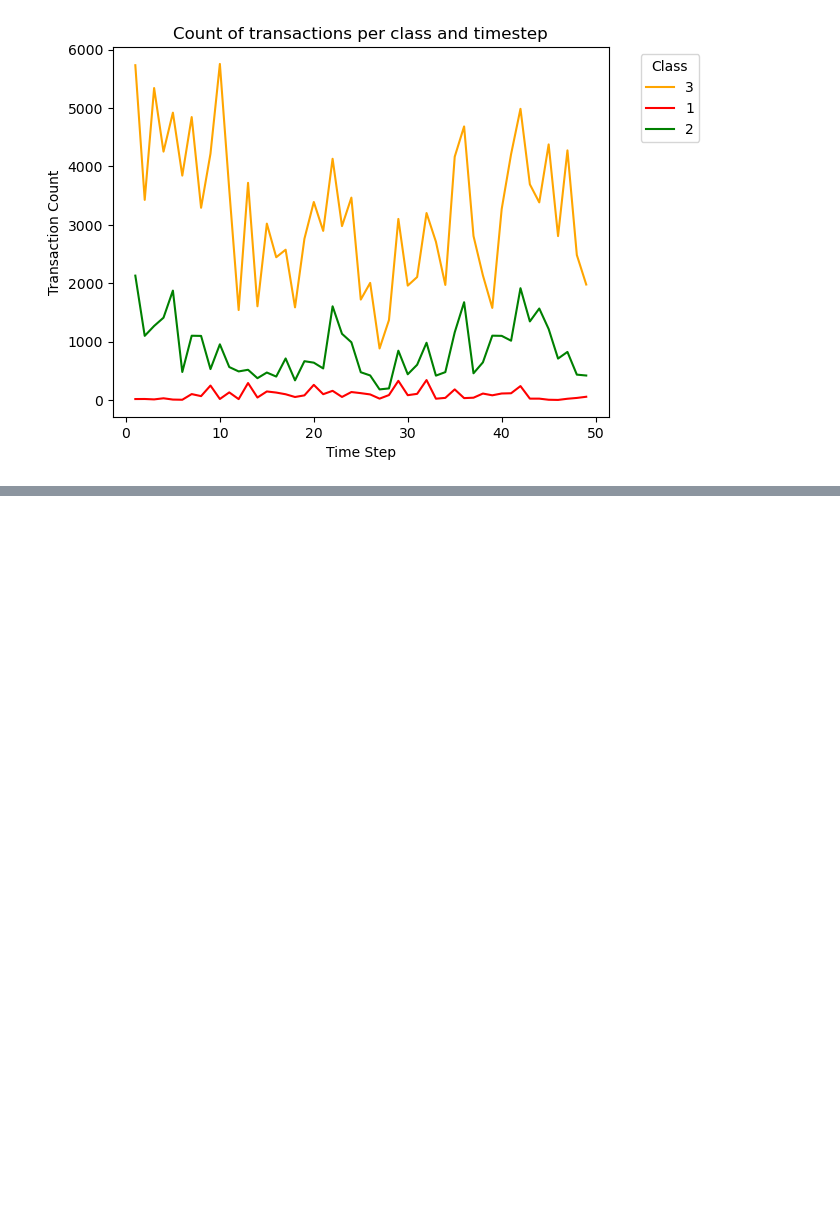
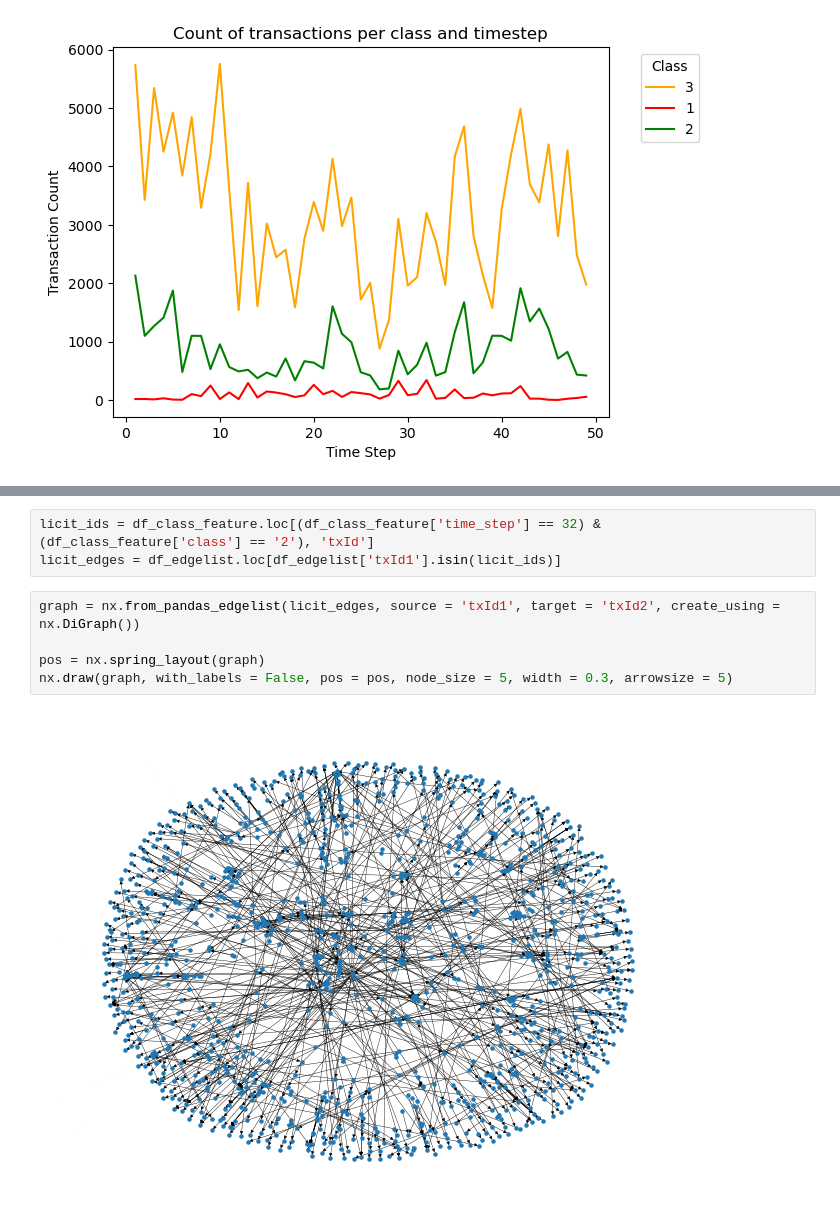
Before and after one commit to quicksid/Anti_Money_Laundering_Bitcoin_Transaction, a Jupyter notebook: aml_eda.ipynb, the cells around one changed output, grey strips where cells are left out. Saved outputs shown, nothing was run; the diff lists cells and outputs as text; blank space fills up the shorter version.

```diff
--- a/aml_eda.ipynb
+++ b/aml_eda.ipynb
@@ -119,0 +158,10 @@ p3 = plt.bar(class2['Time Step'], class2['Transaction Count'], color = 'green'
+# %%
+licit_ids = df_class_feature.loc[(df_class_feature['time_step'] == 32) & (df_class_feature['class'] == '2'), 'txId']
+licit_edges = df_edgelist.loc[df_edgelist['txId1'].isin(licit_ids)]
+# %%
+graph = nx.from_pandas_edgelist(licit_edges, source = 'txId1', target = 'txId2', create_using = nx.DiGraph())
+
+pos = nx.spring_layout(graph)
+nx.draw(graph, with_labels = False, pos = pos, node_size = 5, width = 0.3, arrowsize = 5)
+# %% [output]
+[figure, added]
```
Also changed, not shown: parts of 6 cells of this notebook.
